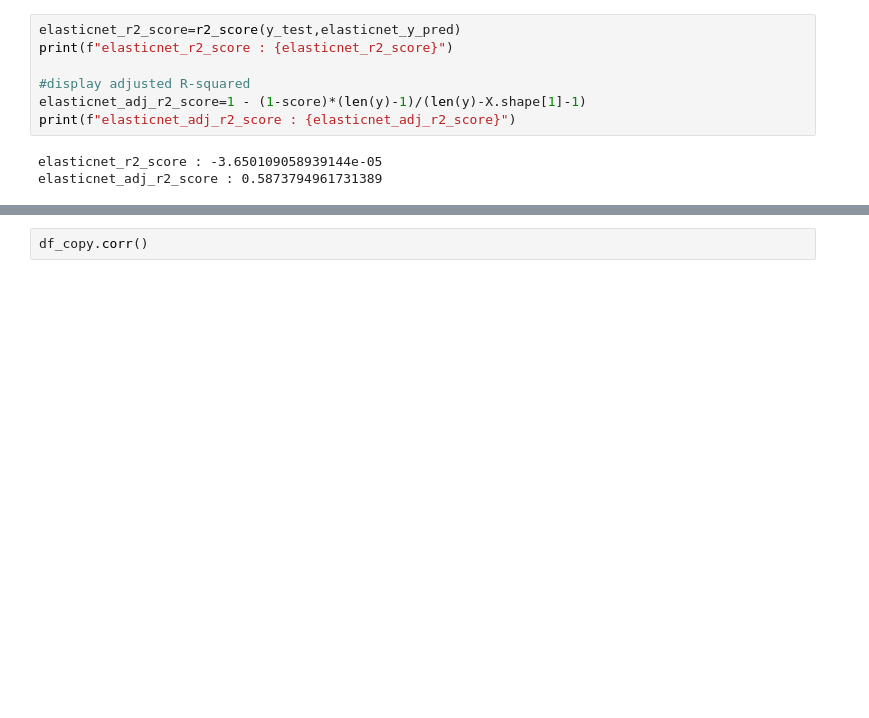
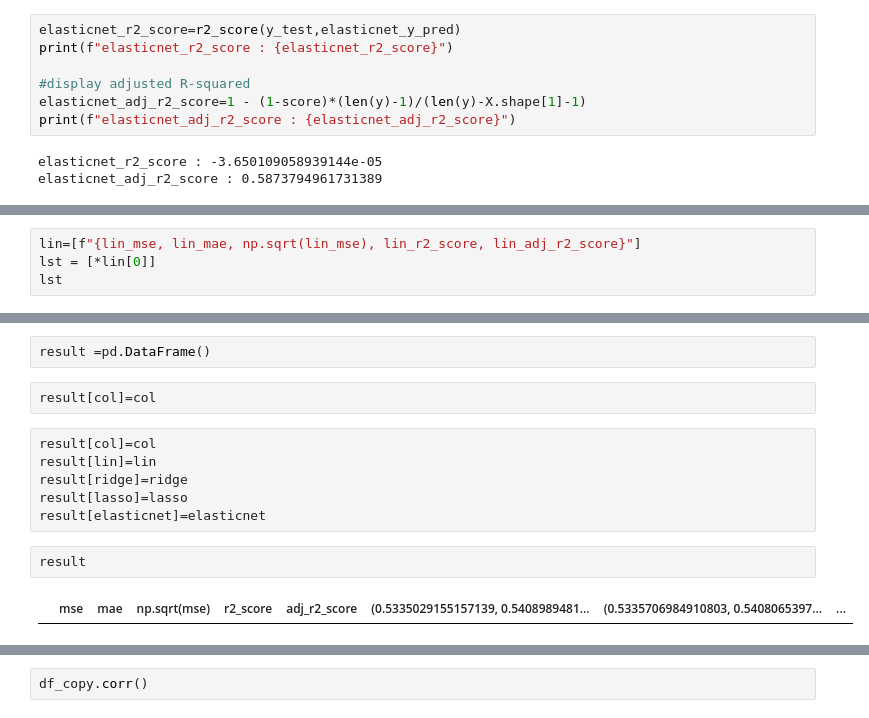
Before and after one commit to demohari/test1, a Jupyter notebook: Linear_Regression.ipynb, the cells around one changed output, grey strips where cells are left out. Cells and saved outputs as stored; diff of their text form; blank space fills up the shorter version.

```diff
--- a/Linear_Regression.ipynb
+++ b/Linear_Regression.ipynb
@@ -540,0 +561,4 @@ lasso_adj_r2_score : 0.5873794961731389
+# %%
+lin=[f"{lin_mse, lin_mae, np.sqrt(lin_mse), lin_r2_score, lin_adj_r2_score}"]
+lst = [*lin[0]]
+lst
@@ -540,0 +589,14 @@ lasso_adj_r2_score : 0.5873794961731389
+# %%
+result =pd.DataFrame()
+# %%
+result[col]=col
+# %%
+result[col]=col
+result[lin]=lin
+result[ridge]=ridge
+result[lasso]=lasso
+result[elasticnet]=elasticnet
+# %%
+result
+# %% [output]
+|  | mse | mae | np.sqrt(mse) | r2_score | adj_r2_score | (0.5335029155157139, 0.5408989481... | (0.5335706984910803, 0.5408065397... | ... |
```
Also changed, not shown: parts of 13 cells of this notebook.
